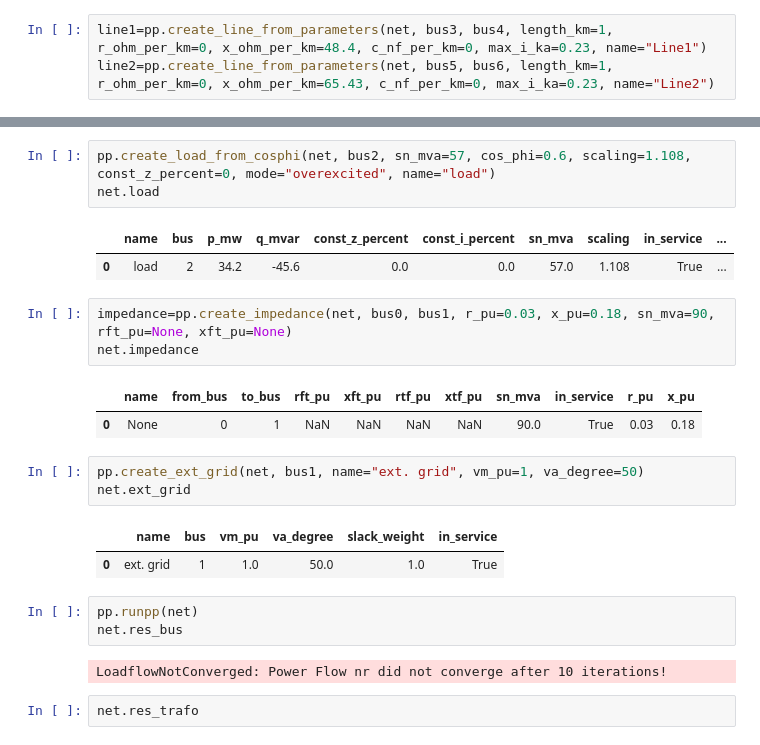
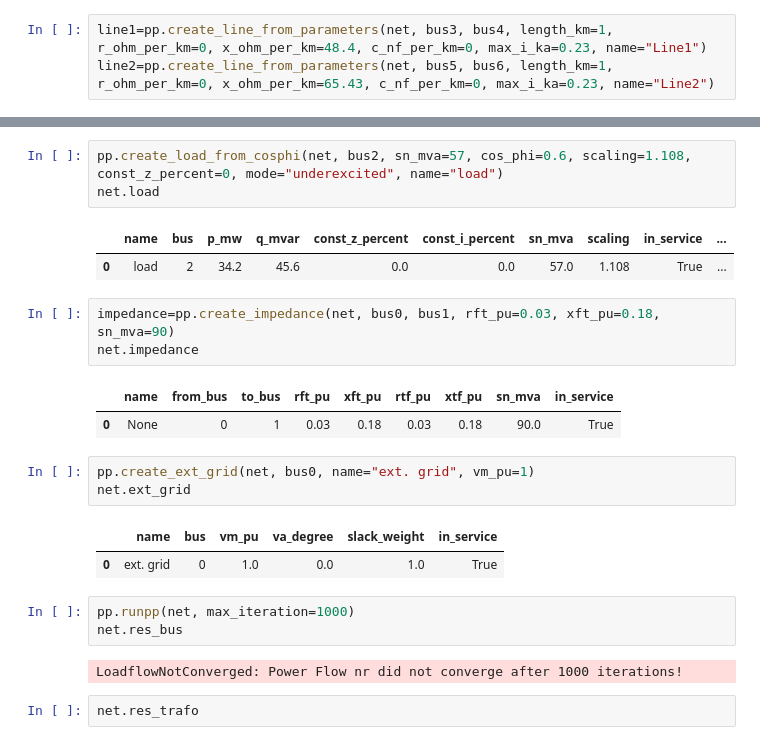
Before and after one commit to karthikaunni/PSPlab22_1120786_Karthika, a Jupyter notebook: ex_2.1_update.ipynb, the cells around one changed output, grey strips where cells are left out. Saved outputs shown, nothing was run; the diff lists cells and outputs as text.

```diff
--- a/ex_2.1_update.ipynb
+++ b/ex_2.1_update.ipynb
@@ -50,28 +50,28 @@ net.gen
 |  | name | bus | p_mw | vm_pu | sn_mva | min_q_mvar | max_q_mvar | scaling | slack | in_service | ... |
 | 0 | generator | 1 | 54.0 | 1.0 | 90.0 | NaN | NaN | 1.0 | False | True | ... |
 # %%
-pp.create_load_from_cosphi(net, bus2, sn_mva=57, cos_phi=0.6, scaling=1.108, const_z_percent=0, mode="overexcited", name="load")
+pp.create_load_from_cosphi(net, bus2, sn_mva=57, cos_phi=0.6, scaling=1.108, const_z_percent=0, mode="underexcited", name="load")
 net.load
 # %% [output]
 |  | name | bus | p_mw | q_mvar | const_z_percent | const_i_percent | sn_mva | scaling | in_service | ... |
-| 0 | load | 2 | 34.2 | -45.6 | 0.0 | 0.0 | 57.0 | 1.108 | True | ... |
+| 0 | load | 2 | 34.2 | 45.6 | 0.0 | 0.0 | 57.0 | 1.108 | True | ... |
 # %%
-impedance=pp.create_impedance(net, bus0, bus1, r_pu=0.03, x_pu=0.18, sn_mva=90, rft_pu=None, xft_pu=None)
+impedance=pp.create_impedance(net, bus0, bus1, rft_pu=0.03, xft_pu=0.18, sn_mva=90)
 net.impedance
 # %% [output]
-|  | name | from_bus | to_bus | rft_pu | xft_pu | rtf_pu | xtf_pu | sn_mva | in_service | r_pu | x_pu |
-| 0 | None | 0 | 1 | NaN | NaN | NaN | NaN | 90.0 | True | 0.03 | 0.18 |
+|  | name | from_bus | to_bus | rft_pu | xft_pu | rtf_pu | xtf_pu | sn_mva | in_service |
+| 0 | None | 0 | 1 | 0.03 | 0.18 | 0.03 | 0.18 | 90.0 | True |
 # %%
-pp.create_ext_grid(net, bus1, name="ext. grid", vm_pu=1, va_degree=50)
+pp.create_ext_grid(net, bus0, name="ext. grid", vm_pu=1)
 net.ext_grid
 # %% [output]
 |  | name | bus | vm_pu | va_degree | slack_weight | in_service |
-| 0 | ext. grid | 1 | 1.0 | 50.0 | 1.0 | True |
+| 0 | ext. grid | 0 | 1.0 | 0.0 | 1.0 | True |
 # %%
-pp.runpp(net)
+pp.runpp(net, max_iteration=1000)
 net.res_bus
 # %% [output]
-LoadflowNotConverged: Power Flow nr did not converge after 10 iterations!
+LoadflowNotConverged: Power Flow nr did not converge after 1000 iterations!
 # %%
 net.res_trafo
 # %% [output]
```
